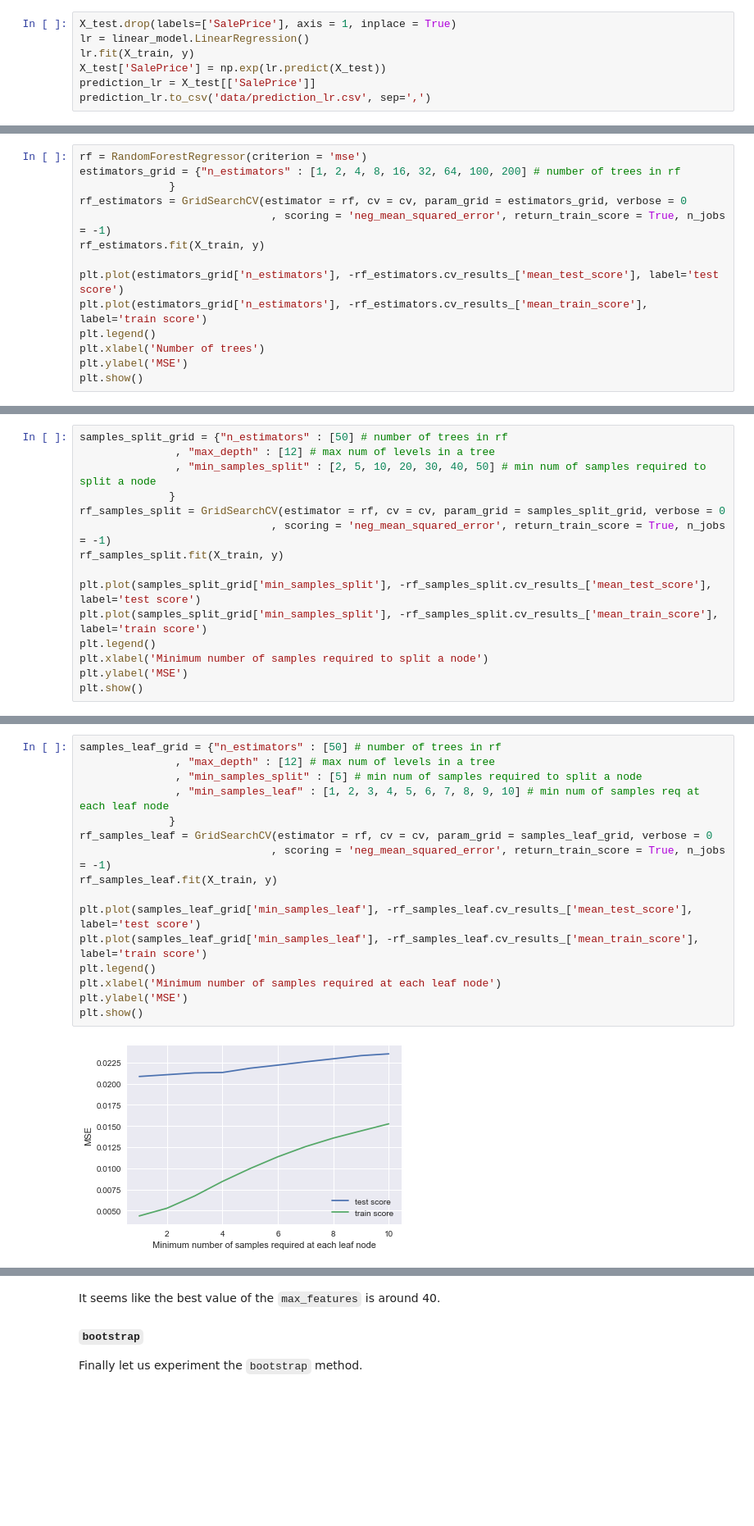
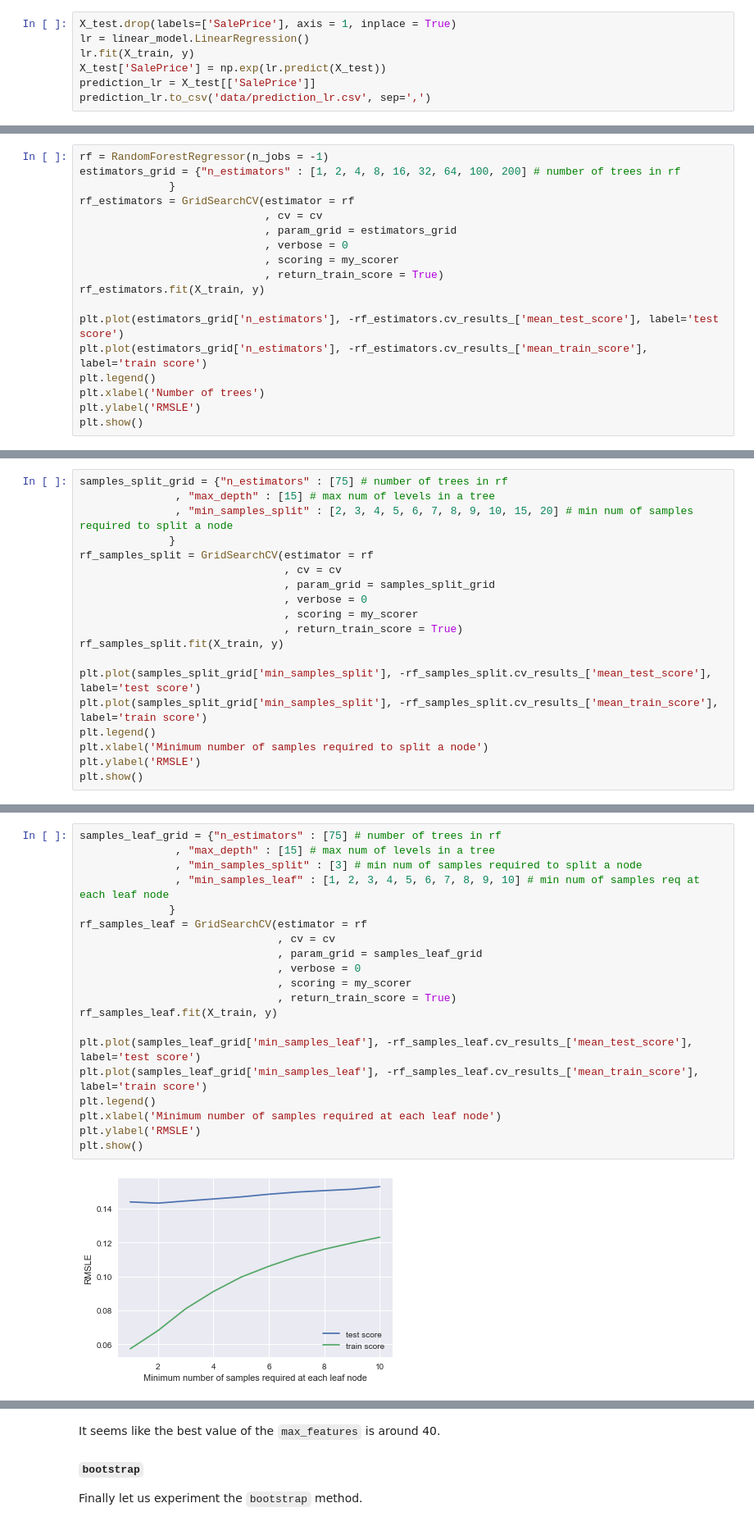
Before and after one commit to amjadfarman/HousePrices, a Jupyter notebook: house_prices.ipynb, the cells around one changed output, grey strips where cells are left out. Shown at 82% size. Cells and saved outputs as stored; diff of their text form; blank space fills up the shorter version.

```diff
--- a/house_prices.ipynb
+++ b/house_prices.ipynb
@@ -358,17 +373,21 @@ Let use fit and tune a randome forest model on this data and see how that perfor
 #### `n_estimators`
 This is the first hyperparameter that we would like to tune for the random forest model. We will try a sequence of this hyperparameter and observe the performance of the models built with each of these values of the `n_estimators` on the test sets as chosen in the cross validation splits above.
 # %%
-rf = RandomForestRegressor(criterion = 'mse')
+rf = RandomForestRegressor(n_jobs = -1)
 estimators_grid = {"n_estimators" : [1, 2, 4, 8, 16, 32, 64, 100, 200] # number of trees in rf
               }
-rf_estimators = GridSearchCV(estimator = rf, cv = cv, param_grid = estimators_grid, verbose = 0
-                              , scoring = 'neg_mean_squared_error', return_train_score = True, n_jobs = -1)
+rf_estimators = GridSearchCV(estimator = rf
+                             , cv = cv
+                             , param_grid = estimators_grid
+                             , verbose = 0
+                             , scoring = my_scorer
+                             , return_train_score = True)
 rf_estimators.fit(X_train, y)
 
 plt.plot(estimators_grid['n_estimators'], -rf_estimators.cv_results_['mean_test_score'], label='test score')
 plt.plot(estimators_grid['n_estimators'], -rf_estimators.cv_results_['mean_train_score'], label='train score')
 plt.legend()
 plt.xlabel('Number of trees')
-plt.ylabel('MSE')
+plt.ylabel('RMSLE')
 plt.show()
 # %% [output]
@@ -399,18 +422,22 @@ We will pick `max_depth` = 12 because after that the learning curve is almost fl
 #### `min_samples_split`
 This is the next hyperparameter we would like to tune.
 # %%
-samples_split_grid = {"n_estimators" : [50] # number of trees in rf
-               , "max_depth" : [12] # max num of levels in a tree
-               , "min_samples_split" : [2, 5, 10, 20, 30, 40, 50] # min num of samples required to split a node
+samples_split_grid = {"n_estimators" : [75] # number of trees in rf
+               , "max_depth" : [15] # max num of levels in a tree
+               , "min_samples_split" : [2, 3, 4, 5, 6, 7, 8, 9, 10, 15, 20] # min num of samples required to split a node
               }
-rf_samples_split = GridSearchCV(estimator = rf, cv = cv, param_grid = samples_split_grid, verbose = 0
-                              , scoring = 'neg_mean_squared_error', return_train_score = True, n_jobs = -1)
+rf_samples_split = GridSearchCV(estimator = rf
+                                , cv = cv
+                                , param_grid = samples_split_grid
+                                , verbose = 0
+                                , scoring = my_scorer
+                                , return_train_score = True)
 rf_samples_split.fit(X_train, y)
 
 plt.plot(samples_split_grid['min_samples_split'], -rf_samples_split.cv_results_['mean_test_score'], label='test score')
 plt.plot(samples_split_grid['min_samples_split'], -rf_samples_split.cv_results_['mean_train_score'], label='train score')
 plt.legend()
 plt.xlabel('Minimum number of samples required to split a node')
-plt.ylabel('MSE')
+plt.ylabel('RMSLE')
 plt.show()
 # %% [output]
@@ -420,21 +447,25 @@ The optimum `min_samples_split` seems to be the 5.
 #### `min_samples_leaf`
 Now let's experiment with the `min_samples_leaf` hyperparameter.
 # %%
-samples_leaf_grid = {"n_estimators" : [50] # number of trees in rf
-               , "max_depth" : [12] # max num of levels in a tree
-               , "min_samples_split" : [5] # min num of samples required to split a node
+samples_leaf_grid = {"n_estimators" : [75] # number of trees in rf
+               , "max_depth" : [15] # max num of levels in a tree
+               , "min_samples_split" : [3] # min num of samples required to split a node
                , "min_samples_leaf" : [1, 2, 3, 4, 5, 6, 7, 8, 9, 10] # min num of samples req at each leaf node
               }
-rf_samples_leaf = GridSearchCV(estimator = rf, cv = cv, param_grid = samples_leaf_grid, verbose = 0
-                              , scoring = 'neg_mean_squared_error', return_train_score = True, n_jobs = -1)
+rf_samples_leaf = GridSearchCV(estimator = rf
+                               , cv = cv
+                               , param_grid = samples_leaf_grid
+                               , verbose = 0
+                               , scoring = my_scorer
+                               , return_train_score = True)
 rf_samples_leaf.fit(X_train, y)
 
 plt.plot(samples_leaf_grid['min_samples_leaf'], -rf_samples_leaf.cv_results_['mean_test_score'], label='test score')
 plt.plot(samples_leaf_grid['min_samples_leaf'], -rf_samples_leaf.cv_results_['mean_train_score'], label='train score')
 plt.legend()
 plt.xlabel('Minimum number of samples required at each leaf node')
-plt.ylabel('MSE')
+plt.ylabel('RMSLE')
 plt.show()
 # %% [output]
-[figure, old version]
+[figure, new version]
 # %% [markdown]
```
Also changed, not shown: parts of 33 cells of this notebook, 1 other file.
